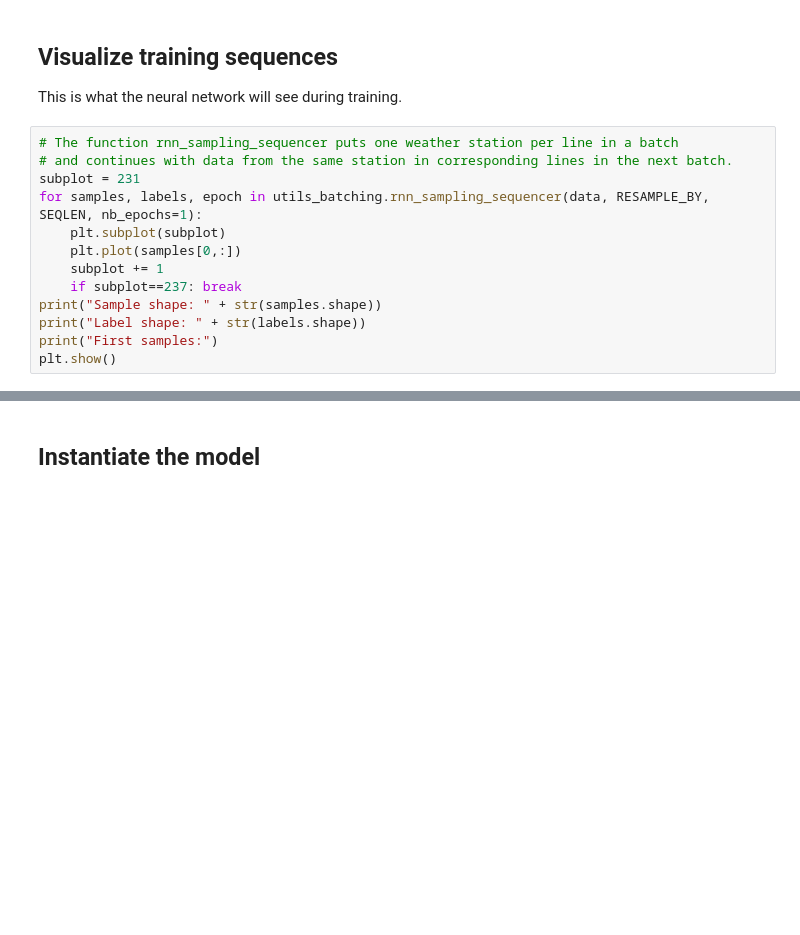
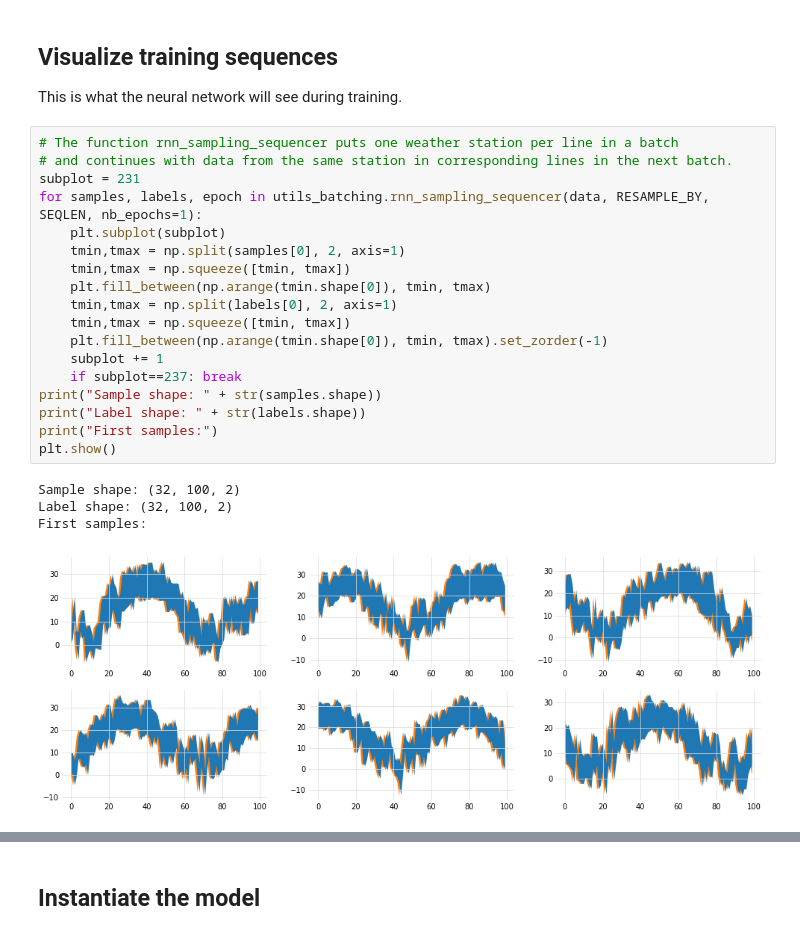
Before and after one commit to dnadamson/tensorflow-rnn-tutorial, a Jupyter notebook: tutorial/01_RNN_generator_temperatures_multisite.ipynb, the cells around one changed output, grey strips where cells are left out. Saved outputs shown, nothing was run; the diff lists cells and outputs as text; blank space fills up the shorter version.

```diff
--- a/tutorial/01_RNN_generator_temperatures_multisite.ipynb
+++ b/tutorial/01_RNN_generator_temperatures_multisite.ipynb
@@ -95,16 +119,26 @@ This is what the neural network will see during training.
 # %%
 # The function rnn_sampling_sequencer puts one weather station per line in a batch
 # and continues with data from the same station in corresponding lines in the next batch.
 subplot = 231
 for samples, labels, epoch in utils_batching.rnn_sampling_sequencer(data, RESAMPLE_BY, SEQLEN, nb_epochs=1):
     plt.subplot(subplot)
-    plt.plot(samples[0,:])
+    tmin,tmax = np.split(samples[0], 2, axis=1)
+    tmin,tmax = np.squeeze([tmin, tmax])
+    plt.fill_between(np.arange(tmin.shape[0]), tmin, tmax)
+    tmin,tmax = np.split(labels[0], 2, axis=1)
+    tmin,tmax = np.squeeze([tmin, tmax])
+    plt.fill_between(np.arange(tmin.shape[0]), tmin, tmax).set_zorder(-1)
     subplot += 1
     if subplot==237: break
 print("Sample shape: " + str(samples.shape))
 print("Label shape: " + str(labels.shape))
 print("First samples:")
 plt.show()
+# %% [output]
+Sample shape: (32, 100, 2)
+Label shape: (32, 100, 2)
+First samples:
+[figure, added]
 # %% [markdown]
 ## The model definition
 When executed, this function instantiates the Tensorflow graph for our model.
```
Also changed, not shown: parts of 17 cells of this notebook, 1 other file.
